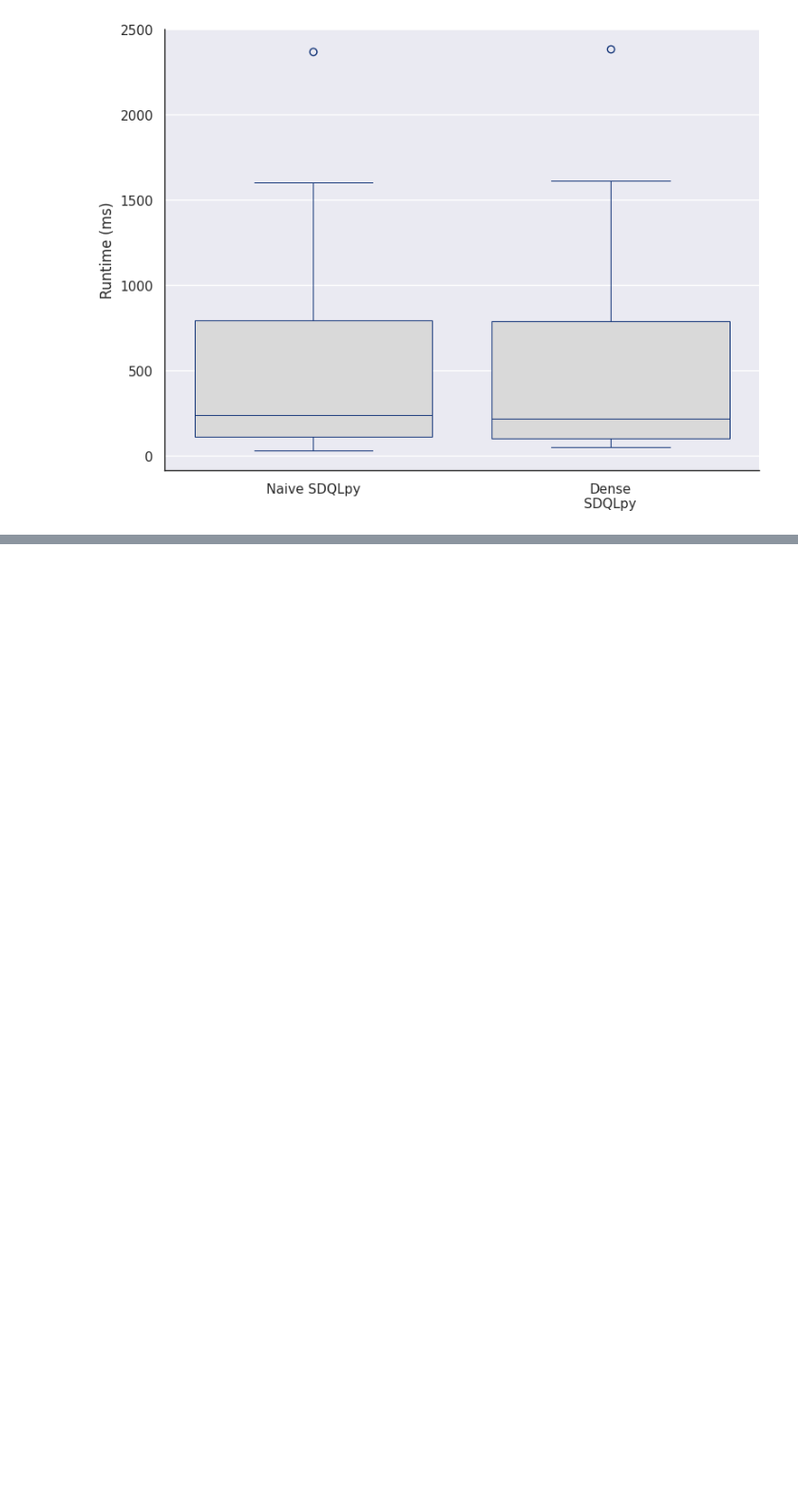
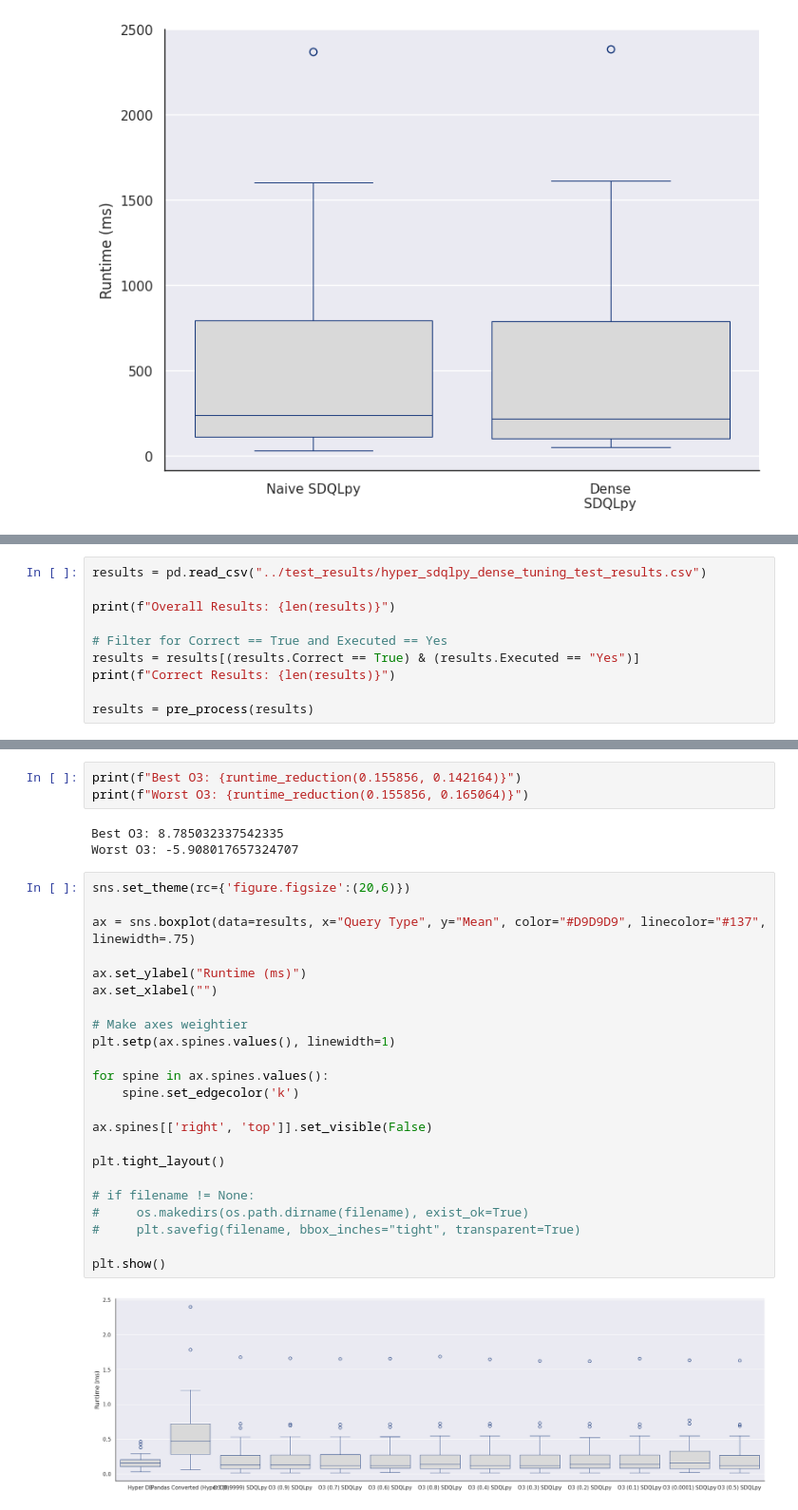
Before and after one commit to groegercesg/QueryBridge, a Jupyter notebook: benchmarking/notebooks/year2_report.ipynb, the cells around one changed output, grey strips where cells are left out. Shown at 95% size. Drawn from its saved outputs; the diff is of its cells as text; blank space fills up the shorter version.

```diff
--- a/benchmarking/notebooks/year2_report.ipynb
+++ b/benchmarking/notebooks/year2_report.ipynb
@@ -288,0 +282,10 @@ See the caveats in the documentation: https://pandas.pydata.org/pandas-docs/stab
+# %%
+results = pd.read_csv("../test_results/hyper_sdqlpy_dense_tuning_test_results.csv")
+
+print(f"Overall Results: {len(results)}")
+
+# Filter for Correct == True and Executed == Yes
+results = results[(results.Correct == True) & (results.Executed == "Yes")]
+print(f"Correct Results: {len(results)}")
+
+results = pre_process(results)
@@ -288,0 +316,31 @@ See the caveats in the documentation: https://pandas.pydata.org/pandas-docs/stab
+# %%
+print(f"Best O3: {runtime_reduction(0.155856, 0.142164)}")
+print(f"Worst O3: {runtime_reduction(0.155856, 0.165064)}")
+# %% [output]
+Best O3: 8.785032337542335
+Worst O3: -5.908017657324707
+# %%
+sns.set_theme(rc={'figure.figsize':(20,6)})
+
+ax = sns.boxplot(data=results, x="Query Type", y="Mean", color="#D9D9D9", linecolor="#137", linewidth=.75)
+
+ax.set_ylabel("Runtime (ms)")
+ax.set_xlabel("")
+
+# Make axes weightier
+plt.setp(ax.spines.values(), linewidth=1)
+
+for spine in ax.spines.values():
+    spine.set_edgecolor('k')
+
+ax.spines[['right', 'top']].set_visible(False)
+
+plt.tight_layout()
+
+# if filename != None:
+#     os.makedirs(os.path.dirname(filename), exist_ok=True)
+#     plt.savefig(filename, bbox_inches="tight", transparent=True)
+
+plt.show()
+# %% [output]
+[figure, added]
```
Also changed, not shown: parts of 5 cells of this notebook, 23 other files.
